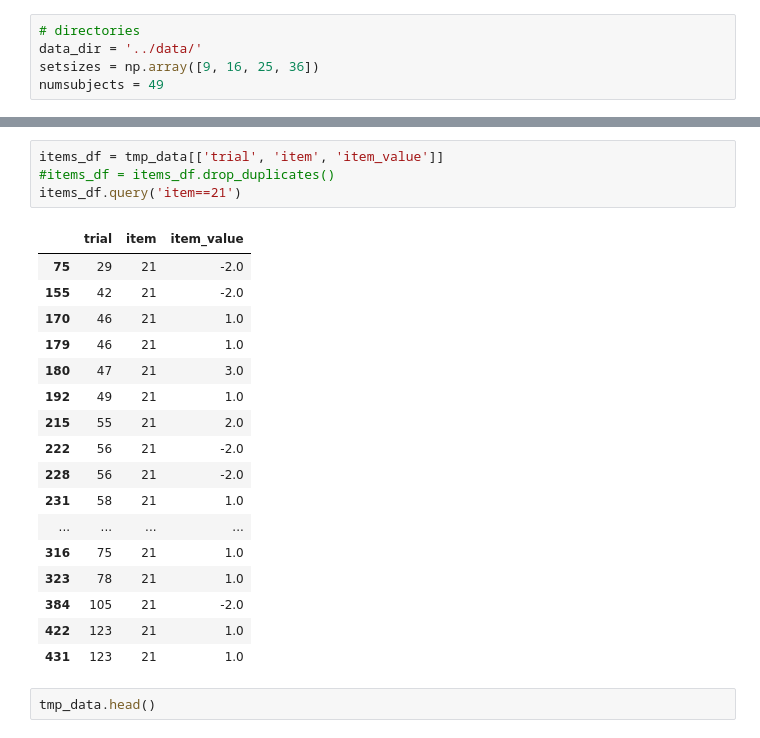
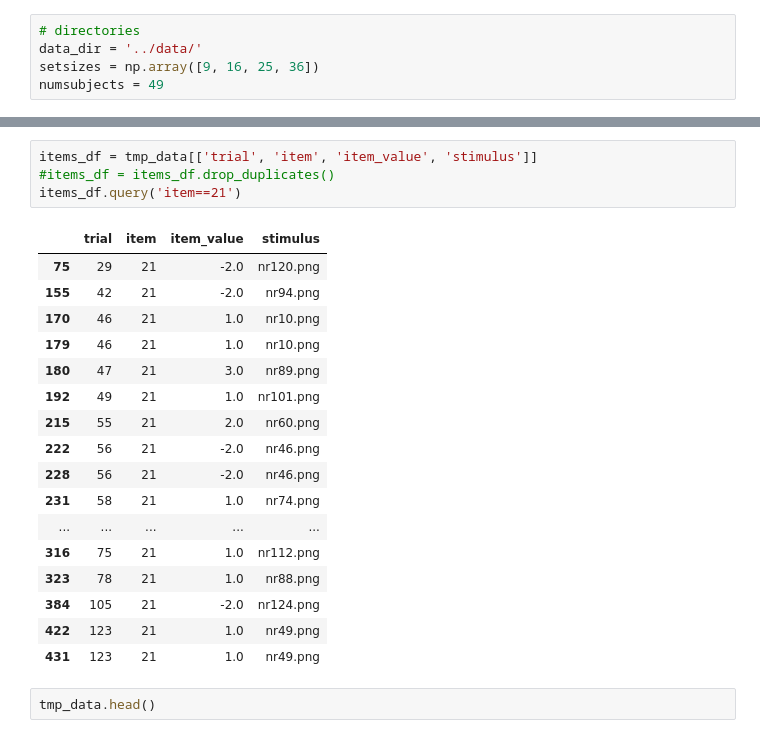
Before and after one commit to trondarild/many-item-choice, a Jupyter notebook: tat/exploration.ipynb, the cells around one changed output, grey strips where cells are left out. Cells and saved outputs as stored; diff of their text form.

```diff
--- a/tat/exploration.ipynb
+++ b/tat/exploration.ipynb
@@ -19,25 +27,25 @@ tmp_data = pd.read_csv(data_dir+'subject_files/sub-{}_setsize-{}_desc-gazes.csv'
 # %%
-items_df = tmp_data[['trial', 'item', 'item_value']]
+items_df = tmp_data[['trial', 'item', 'item_value', 'stimulus']]
 #items_df = items_df.drop_duplicates()
 items_df.query('item==21')
 # %% [output]
-|  | trial | item | item_value |
-| 75 | 29 | 21 | -2.0 |
-| 155 | 42 | 21 | -2.0 |
-| 170 | 46 | 21 | 1.0 |
-| 179 | 46 | 21 | 1.0 |
-| 180 | 47 | 21 | 3.0 |
-| 192 | 49 | 21 | 1.0 |
-| 215 | 55 | 21 | 2.0 |
-| 222 | 56 | 21 | -2.0 |
-| 228 | 56 | 21 | -2.0 |
-| 231 | 58 | 21 | 1.0 |
-| ... | ... | ... | ... |
-| 316 | 75 | 21 | 1.0 |
-| 323 | 78 | 21 | 1.0 |
-| 384 | 105 | 21 | -2.0 |
-| 422 | 123 | 21 | 1.0 |
-| 431 | 123 | 21 | 1.0 |
+|  | trial | item | item_value | stimulus |
+| 75 | 29 | 21 | -2.0 | nr120.png |
+| 155 | 42 | 21 | -2.0 | nr94.png |
+| 170 | 46 | 21 | 1.0 | nr10.png |
+| 179 | 46 | 21 | 1.0 | nr10.png |
+| 180 | 47 | 21 | 3.0 | nr89.png |
+| 192 | 49 | 21 | 1.0 | nr101.png |
+| 215 | 55 | 21 | 2.0 | nr60.png |
+| 222 | 56 | 21 | -2.0 | nr46.png |
+| 228 | 56 | 21 | -2.0 | nr46.png |
+| 231 | 58 | 21 | 1.0 | nr74.png |
+| ... | ... | ... | ... | ... |
+| 316 | 75 | 21 | 1.0 | nr112.png |
+| 323 | 78 | 21 | 1.0 | nr88.png |
+| 384 | 105 | 21 | -2.0 | nr124.png |
+| 422 | 123 | 21 | 1.0 | nr49.png |
+| 431 | 123 | 21 | 1.0 | nr49.png |
 # %%
 tmp_data.head()
 # %% [output]
```
Also changed, not shown: parts of 4 cells of this notebook, 2 other files.
